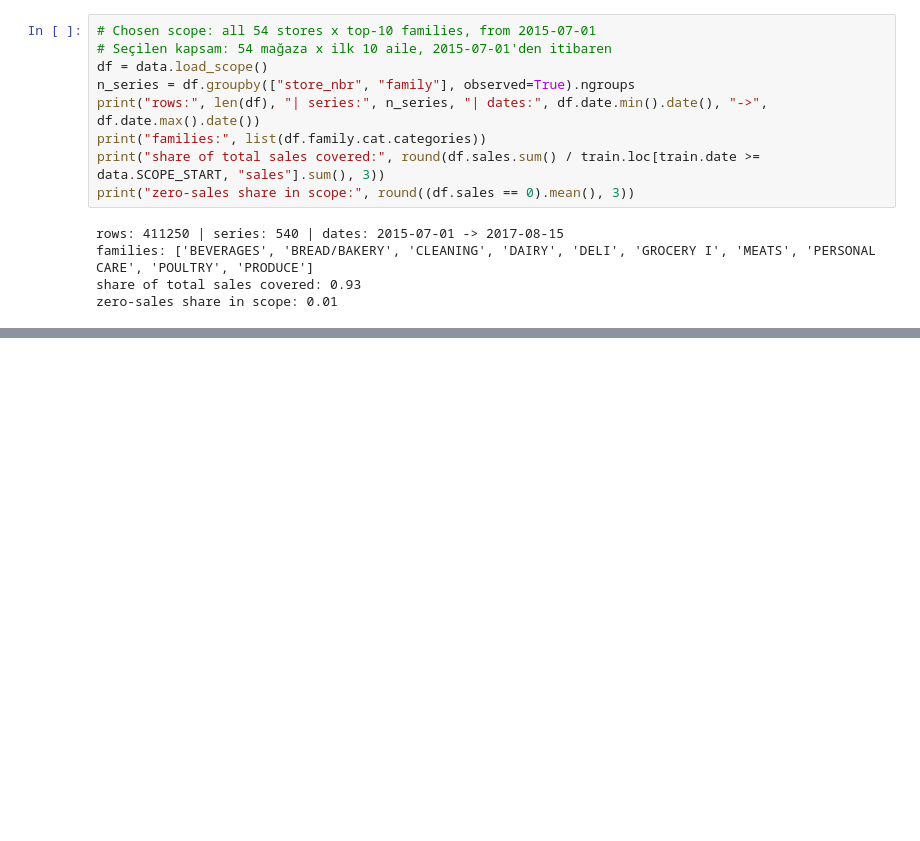
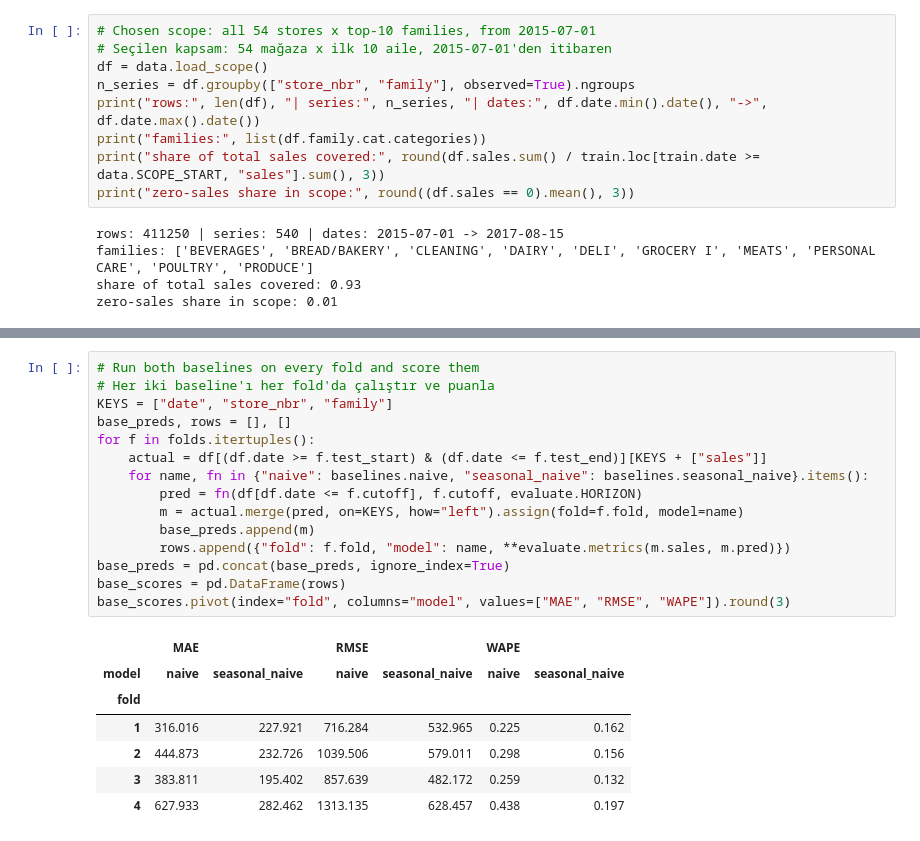
Before and after one commit to Mervecaliskann/retail-demand-forecasting, a Jupyter notebook: notebooks/forecasting.ipynb, the cells around one changed output, grey strips where cells are left out. Cells and saved outputs as stored; diff of their text form; blank space fills up the shorter version.

```diff
--- a/notebooks/forecasting.ipynb
+++ b/notebooks/forecasting.ipynb
@@ -109,0 +136,23 @@ zero-sales share in scope: 0.01
+# %%
+# Run both baselines on every fold and score them
+# Her iki baseline'ı her fold'da çalıştır ve puanla
+KEYS = ["date", "store_nbr", "family"]
+base_preds, rows = [], []
+for f in folds.itertuples():
+    actual = df[(df.date >= f.test_start) & (df.date <= f.test_end)][KEYS + ["sales"]]
+    for name, fn in {"naive": baselines.naive, "seasonal_naive": baselines.seasonal_naive}.items():
+        pred = fn(df[df.date <= f.cutoff], f.cutoff, evaluate.HORIZON)
+        m = actual.merge(pred, on=KEYS, how="left").assign(fold=f.fold, model=name)
+        base_preds.append(m)
+        rows.append({"fold": f.fold, "model": name, **evaluate.metrics(m.sales, m.pred)})
+base_preds = pd.concat(base_preds, ignore_index=True)
+base_scores = pd.DataFrame(rows)
+base_scores.pivot(index="fold", columns="model", values=["MAE", "RMSE", "WAPE"]).round(3)
+# %% [output]
+|  | MAE |  | RMSE |  | WAPE |  |
+| model | naive | seasonal_naive | naive | seasonal_naive | naive | seasonal_naive |
+| fold |  |  |  |  |  |  |
+| 1 | 316.016 | 227.921 | 716.284 | 532.965 | 0.225 | 0.162 |
+| 2 | 444.873 | 232.726 | 1039.506 | 579.011 | 0.298 | 0.156 |
+| 3 | 383.811 | 195.402 | 857.639 | 482.172 | 0.259 | 0.132 |
+| 4 | 627.933 | 282.462 | 1313.135 | 628.457 | 0.438 | 0.197 |
```
Also changed, not shown: parts of 3 cells of this notebook, 3 other files.
